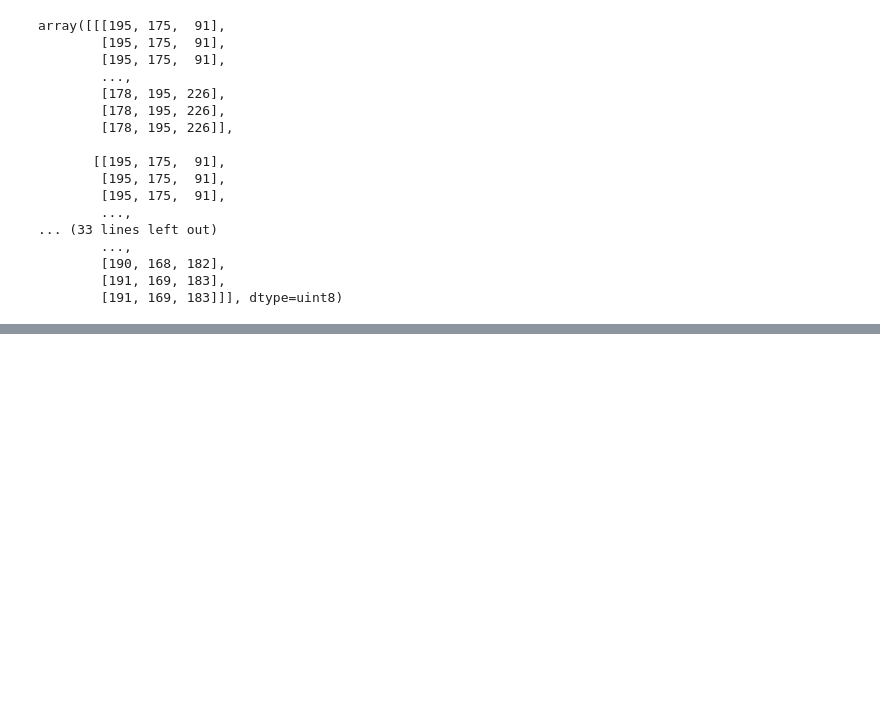
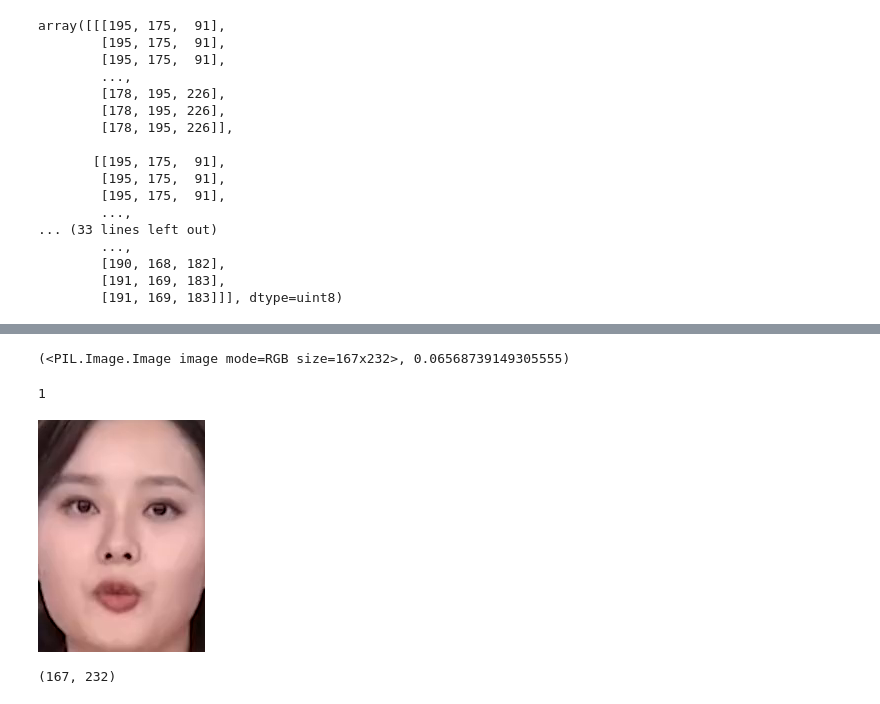
Before and after one commit to yuliu625/CHFEN, a Jupyter notebook: dataset/dataset_demo.ipynb, the cells around one changed output, grey strips where cells are left out. Cells and saved outputs as stored; diff of their text form; code cells hidden in the pictures; blank space fills up the shorter version.

```diff
--- a/dataset/dataset_demo.ipynb
+++ b/dataset/dataset_demo.ipynb
@@ -39,8 +39,8 @@ class OriginalMultimodalDataset(Dataset):
             'title': self.all_data.loc[idx, 'title'],
             'emotion_name': self.all_data.loc[idx, 'emotion'],
             'emotion': label_map[self.all_data.loc[idx, 'emotion']],
-            'scene': frames_data['images'],
-            'subtitle': frames_data['subtitles'],
+            'scenes': frames_data['images'],
+            'subtitles': frames_data['subtitles'],
         }
         if self.is_need_audio:
             audio_data = self.get_audio_data(self.all_data.loc[idx, 'video_id'])
@@ -87,5 +87,5 @@ dataset[2]
          [ 0.0016,  0.0002, -0.0006,  ..., -0.0041, -0.0033, -0.0018]]),
  'audio_sample_rate': 44100}
 # %%
-scene = dataset[2]['scene']
+scenes = dataset[2]['scenes']
 # %%
@@ -144,0 +141,20 @@ TypeError: unsupported operand type(s) for +: 'NoneType' and 'str'
+# %%
+face_extractor = FaceExtractor()
+# %%
+faces = face_extractor.extract_face(scenes[0])
+# %%
+faces[0]
+# %% [output]
+(<PIL.Image.Image image mode=RGB size=167x232>, 0.06568739149305555)
+# %%
+len(faces)
+# %% [output]
+1
+# %%
+faces[0][0]
+# %% [output]
+[figure, added]
+# %%
+faces[0][0].size
+# %% [output]
+(167, 232)
```
Also changed, not shown: parts of 24 cells of this notebook, 1 other file.
